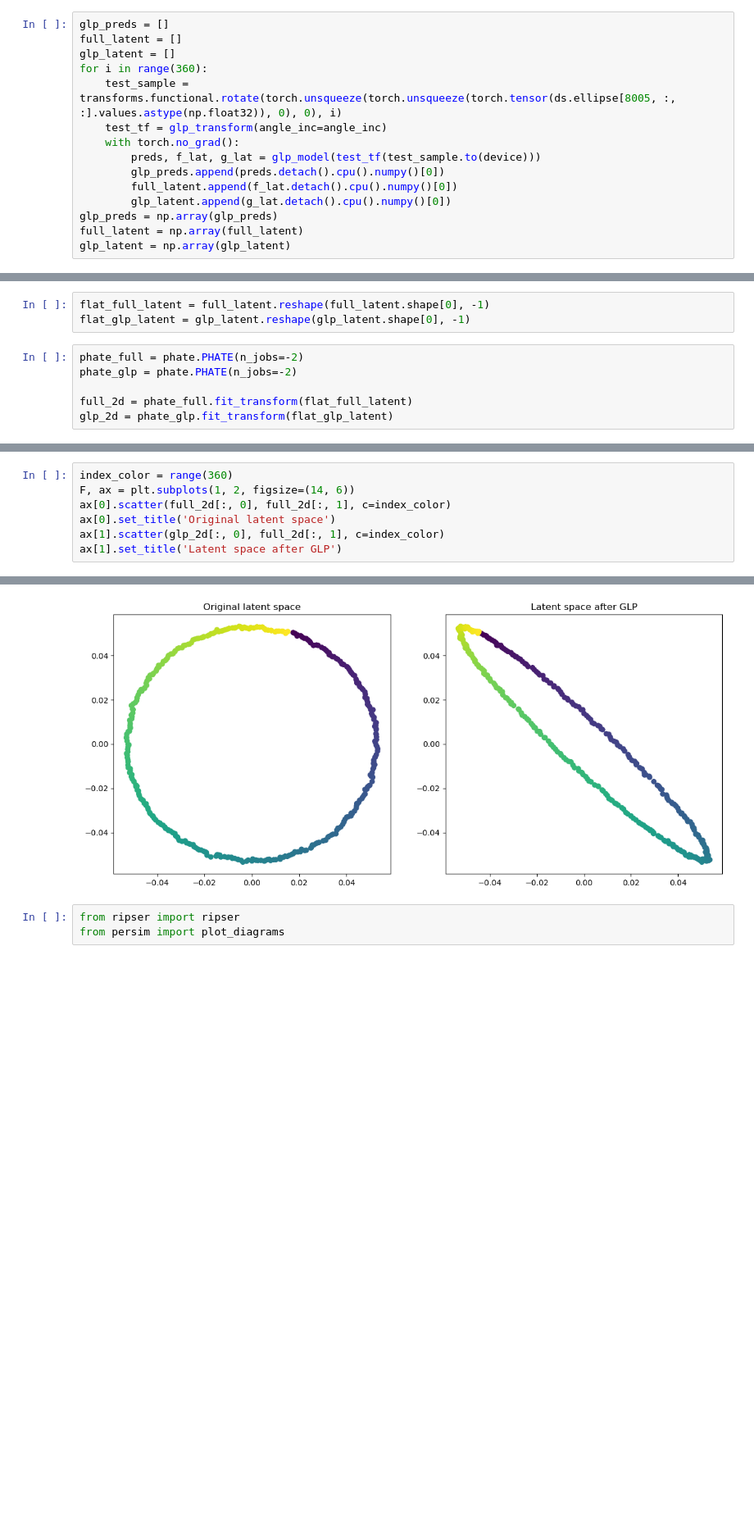
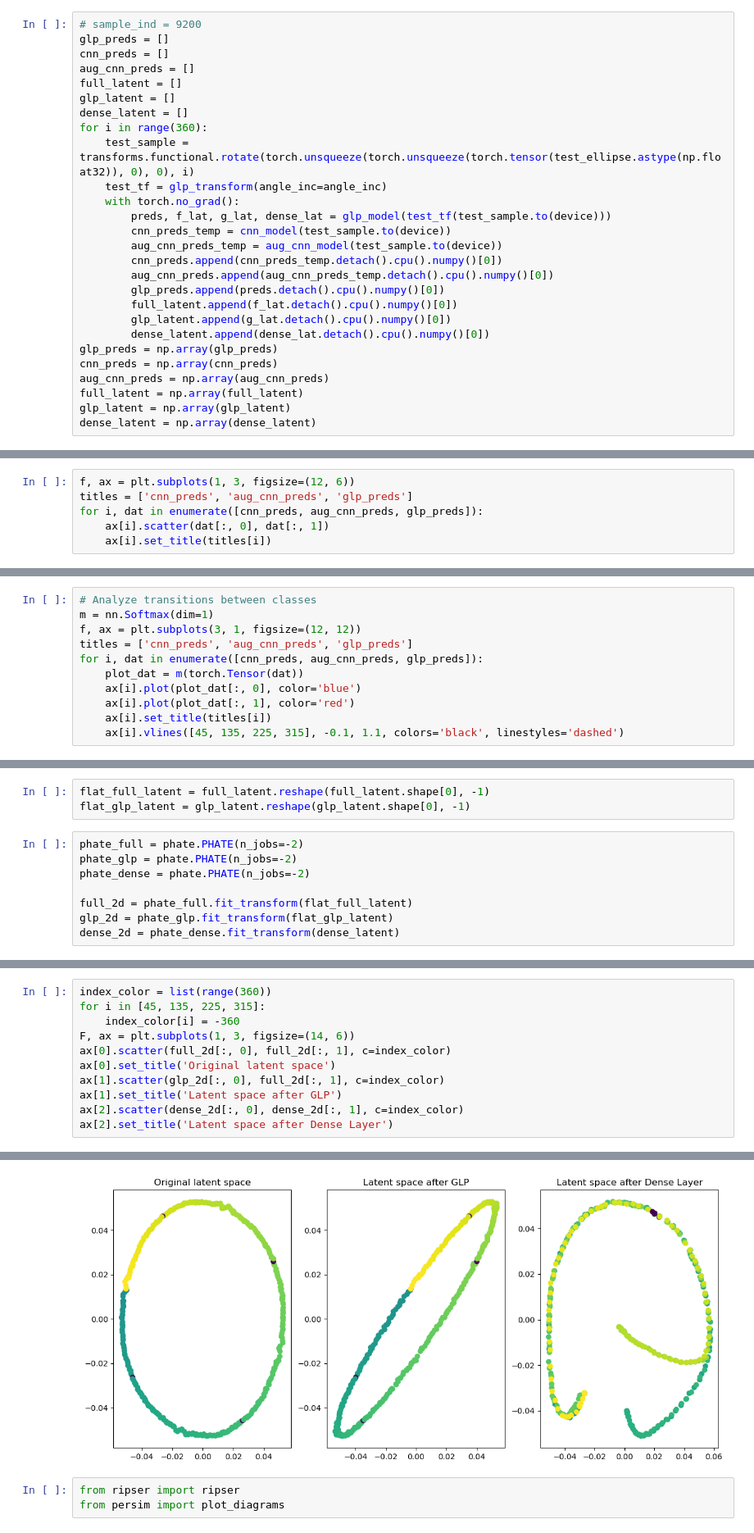
Before and after one commit to zyjux/glp, a Jupyter notebook: synth_data_network.ipynb, the cells around one changed output, grey strips where cells are left out. Shown at 82% size. Saved outputs shown, nothing was run; the diff lists cells and outputs as text; blank space fills up the shorter version.

```diff
--- a/synth_data_network.ipynb
+++ b/synth_data_network.ipynb
@@ -582,15 +602,27 @@ import phate
 # %%
+# sample_ind = 9200
 glp_preds = []
+cnn_preds = []
+aug_cnn_preds = []
 full_latent = []
 glp_latent = []
+dense_latent = []
 for i in range(360):
-    test_sample = transforms.functional.rotate(torch.unsqueeze(torch.unsqueeze(torch.tensor(ds.ellipse[8005, :, :].values.astype(np.float32)), 0), 0), i)
+    test_sample = transforms.functional.rotate(torch.unsqueeze(torch.unsqueeze(torch.tensor(test_ellipse.astype(np.float32)), 0), 0), i)
     test_tf = glp_transform(angle_inc=angle_inc)
     with torch.no_grad():
-        preds, f_lat, g_lat = glp_model(test_tf(test_sample.to(device)))
+        preds, f_lat, g_lat, dense_lat = glp_model(test_tf(test_sample.to(device)))
+        cnn_preds_temp = cnn_model(test_sample.to(device))
+        aug_cnn_preds_temp = aug_cnn_model(test_sample.to(device))
+        cnn_preds.append(cnn_preds_temp.detach().cpu().numpy()[0])
+        aug_cnn_preds.append(aug_cnn_preds_temp.detach().cpu().numpy()[0])
         glp_preds.append(preds.detach().cpu().numpy()[0])
         full_latent.append(f_lat.detach().cpu().numpy()[0])
         glp_latent.append(g_lat.detach().cpu().numpy()[0])
+        dense_latent.append(dense_lat.detach().cpu().numpy()[0])
 glp_preds = np.array(glp_preds)
+cnn_preds = np.array(cnn_preds)
+aug_cnn_preds = np.array(aug_cnn_preds)
 full_latent = np.array(full_latent)
 glp_latent = np.array(glp_latent)
+dense_latent = np.array(dense_latent)
@@ -604,0 +647,6 @@ glp_latent.shape
+# %%
+f, ax = plt.subplots(1, 3, figsize=(12, 6))
+titles = ['cnn_preds', 'aug_cnn_preds', 'glp_preds']
+for i, dat in enumerate([cnn_preds, aug_cnn_preds, glp_preds]):
+    ax[i].scatter(dat[:, 0], dat[:, 1])
+    ax[i].set_title(titles[i])
@@ -604,0 +655,11 @@ glp_latent.shape
+# %%
+# Analyze transitions between classes
+m = nn.Softmax(dim=1)
+f, ax = plt.subplots(3, 1, figsize=(12, 12))
+titles = ['cnn_preds', 'aug_cnn_preds', 'glp_preds']
+for i, dat in enumerate([cnn_preds, aug_cnn_preds, glp_preds]):
+    plot_dat = m(torch.Tensor(dat))
+    ax[i].plot(plot_dat[:, 0], color='blue')
+    ax[i].plot(plot_dat[:, 1], color='red')
+    ax[i].set_title(titles[i])
+    ax[i].vlines([45, 135, 225, 315], -0.1, 1.1, colors='black', linestyles='dashed')
@@ -608,9 +671,11 @@ flat_glp_latent = glp_latent.reshape(glp_latent.shape[0], -1)
 # %%
 phate_full = phate.PHATE(n_jobs=-2)
 phate_glp = phate.PHATE(n_jobs=-2)
+phate_dense = phate.PHATE(n_jobs=-2)
 
 full_2d = phate_full.fit_transform(flat_full_latent)
 glp_2d = phate_glp.fit_transform(flat_glp_latent)
+dense_2d = phate_dense.fit_transform(dense_latent)
 # %% [output]
 Calculating PHATE...
   Running PHATE on 360 observations and 98304 variables.
@@ -632,8 +697,12 @@ Calculated PHATE in 0.38 seconds.
 # %%
-index_color = range(360)
-F, ax = plt.subplots(1, 2, figsize=(14, 6))
+index_color = list(range(360))
+for i in [45, 135, 225, 315]:
+    index_color[i] = -360
+F, ax = plt.subplots(1, 3, figsize=(14, 6))
 ax[0].scatter(full_2d[:, 0], full_2d[:, 1], c=index_color)
 ax[0].set_title('Original latent space')
 ax[1].scatter(glp_2d[:, 0], full_2d[:, 1], c=index_color)
 ax[1].set_title('Latent space after GLP')
+ax[2].scatter(dense_2d[:, 0], dense_2d[:, 1], c=index_color)
+ax[2].set_title('Latent space after Dense Layer')
 # %% [output]
@@ -641,4 +710,4 @@ Text(0.5, 1.0, 'Latent space after GLP')
-[figure, old version]
+[figure, new version]
 # %%
 from ripser import ripser
 from persim import plot_diagrams
```
Also changed, not shown: parts of 21 cells of this notebook, 1 other file.
